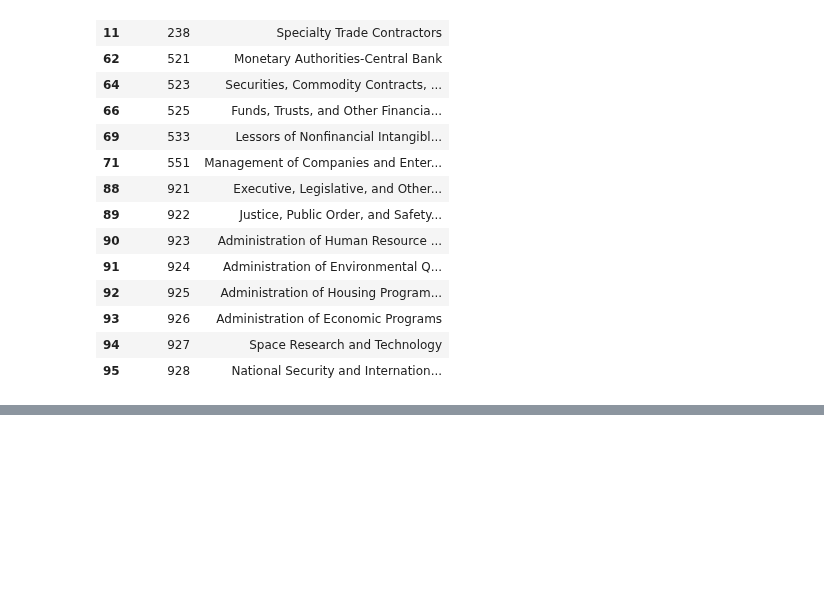
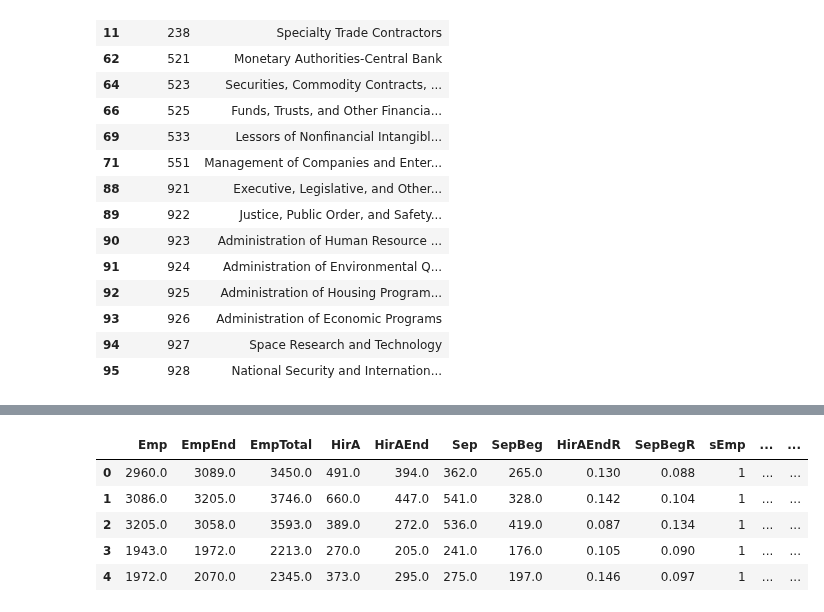
Before and after one commit to viet0901/senior-research, a Jupyter notebook: notebooks/01_research_analysis.ipynb, the cells around one changed output, grey strips where cells are left out. Saved outputs shown, nothing was run; the diff lists cells and outputs as text; code cells hidden in the pictures; blank space fills up the shorter version.

Commit message:
Build final analysis panel and validate log-linear employment trends

```diff
--- a/notebooks/01_research_analysis.ipynb
+++ b/notebooks/01_research_analysis.ipynb
@@ -270,0 +367,79 @@ Industries without an exposure score: 16
+# %%
+eligible_groups = trend_eligibility.loc[
+    trend_eligibility["eligible_primary"],
+    trend_key,
+]
+
+pretrend_model_data = (
+    pretrend.merge(
+        eligible_groups,
+        on=trend_key,
+        how="inner",
+        validate="many_to_one",
+    )
+    .dropna(subset=["EmpEnd"])
+    .copy()
+)
+
+comparison_model_data = (
+    comparison_2022.merge(
+        eligible_groups,
+        on=trend_key,
+        how="inner",
+        validate="many_to_one",
+    )
+    .dropna(subset=["EmpEnd"])
+    .copy()
+)
+
+
+# Create the model variables
+for data in (pretrend_model_data, comparison_model_data):
+    data["time_index"] = (
+        (data["year"] - 2015) * 4
+        + data["quarter"]
+        - 1
+    )
+    data["quarter_season"] = data["quarter"].astype(str)
+    data["employment"] = data["EmpEnd"].astype(float)
+
+
+# Fit one trend model per state-industry group
+comparison_groups = comparison_model_data.groupby(trend_key)
+prediction_frames = []
+diagnostic_rows = []
+
+for group_id, historical_data in pretrend_model_data.groupby(trend_key):
+    model = smf.ols(
+        "employment ~ time_index + C(quarter_season)",
+        data=historical_data,
+    ).fit()
+
+    comparison_data = comparison_groups.get_group(group_id).copy()
+    comparison_data["predicted_employment"] = model.predict(
+        comparison_data
+    )
+
+    prediction_frames.append(comparison_data)
+    diagnostic_rows.append(
+        {
+            "state": group_id[0],
+            "industry": group_id[1],
+            "pretrend_observations": int(model.nobs),
+            "trend_r_squared": model.rsquared,
+        }
+    )
+
+
+trend_predictions = pd.concat(
+    prediction_frames,
+    ignore_index=True,
+)
+
+trend_diagnostics = pd.DataFrame(diagnostic_rows)
+
+print("Trend models estimated:", len(trend_diagnostics))
+print("Employment predictions:", len(trend_predictions))
+
+display(trend_predictions.head())
+# %% [output]
@@ -270,0 +448,6 @@ Industries without an exposure score: 16
+|  | Emp | EmpEnd | EmpTotal | HirA | HirAEnd | Sep | SepBeg | HirAEndR | SepBegR | sEmp | ... | ... |
+| 0 | 2960.0 | 3089.0 | 3450.0 | 491.0 | 394.0 | 362.0 | 265.0 | 0.130 | 0.088 | 1 | ... | ... |
+| 1 | 3086.0 | 3205.0 | 3746.0 | 660.0 | 447.0 | 541.0 | 328.0 | 0.142 | 0.104 | 1 | ... | ... |
+| 2 | 3205.0 | 3058.0 | 3593.0 | 389.0 | 272.0 | 536.0 | 419.0 | 0.087 | 0.134 | 1 | ... | ... |
+| 3 | 1943.0 | 1972.0 | 2213.0 | 270.0 | 205.0 | 241.0 | 176.0 | 0.105 | 0.090 | 1 | ... | ... |
+| 4 | 1972.0 | 2070.0 | 2345.0 | 373.0 | 295.0 | 275.0 | 197.0 | 0.146 | 0.097 | 1 | ... | ... |
```
Also changed, not shown: parts of 26 cells of this notebook, 2 other files.
